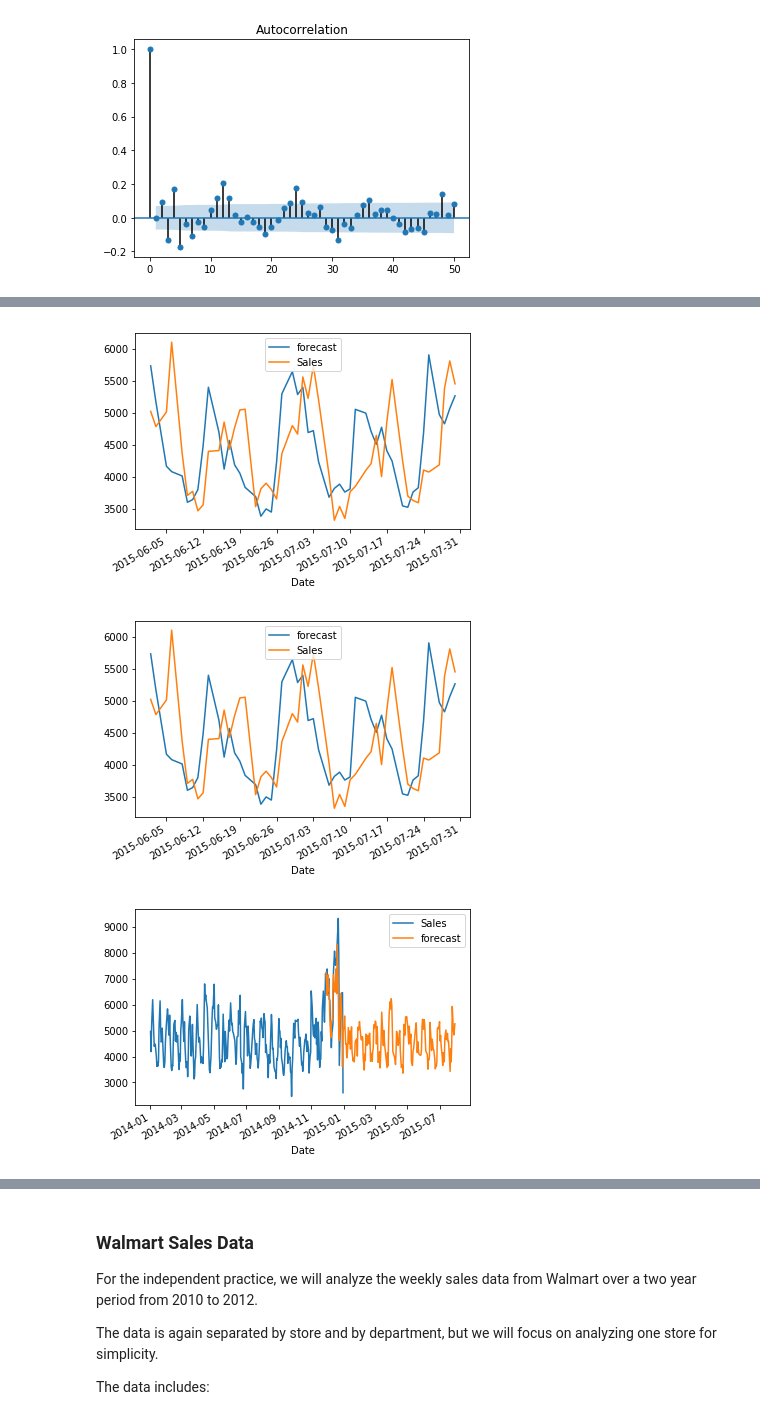
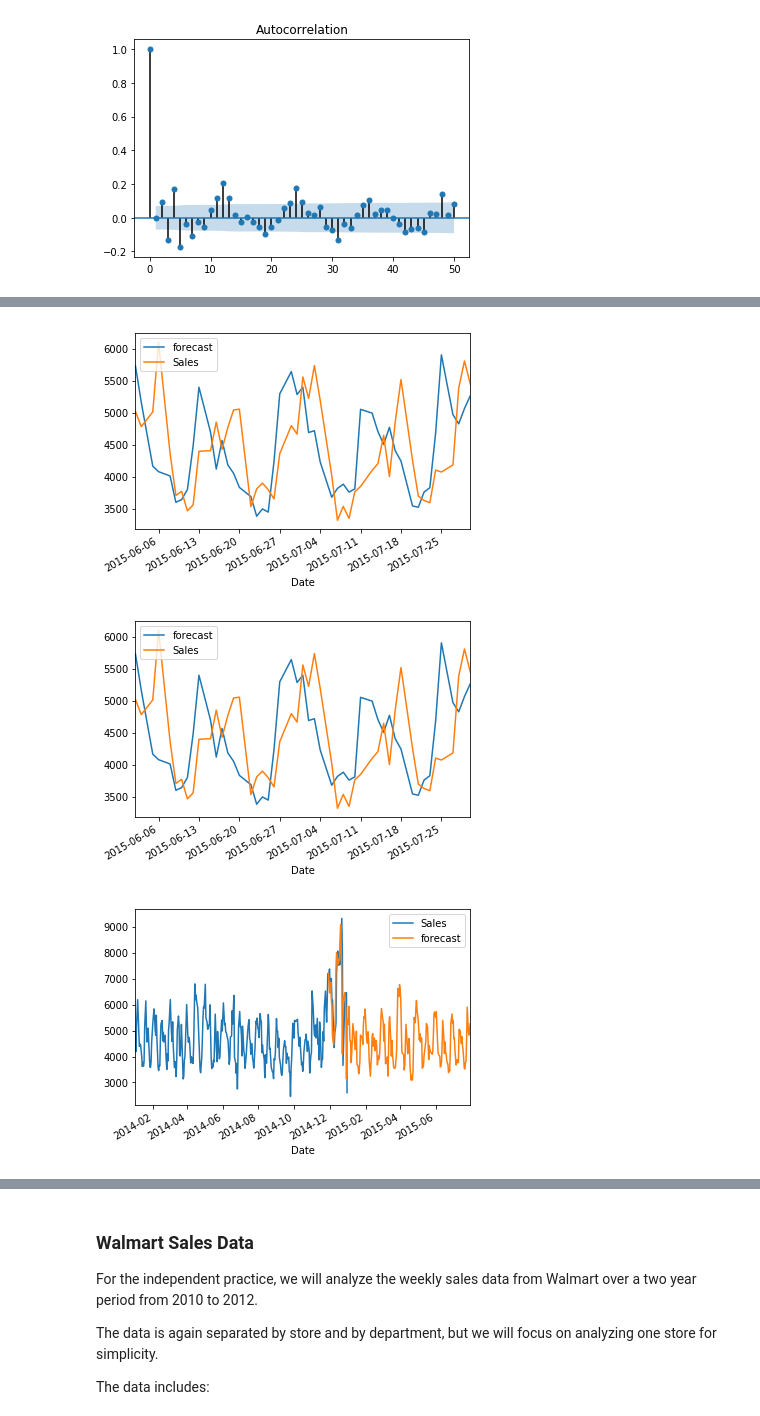
Before and after one commit to leahgaeta/Leah-Gaeta-GA-Data-Science, a Jupyter notebook: lessons/lesson-16/code/starter-code/starter-code-16.ipynb, the cells around one changed output, grey strips where cells are left out. Cells and saved outputs as stored; diff of their text form; code cells hidden in the pictures.

```diff
--- a/lessons/lesson-16/code/starter-code/starter-code-16.ipynb
+++ b/lessons/lesson-16/code/starter-code/starter-code-16.ipynb
@@ -63,0 +64,6 @@ Build and AR(1) model. Notice that the coefficient is not the same as the autoco
+# %%
+from statsmodels.tsa.arima_model import ARMA
+
+store1_sales_data = store1_open_data[['Sales']].astype(float)
+other_model = ARMA(store1_sales_data, (2,0)).fit() #2 for autoregressive, 0 for no moving average
+other_model.summary()
@@ -104,6 +153,4 @@ plot_acf(model.resid, lags=50)
 # %%
-from statsmodels.tsa.arima_model import ARIMA
-
-model = ARIMA(store1_sales_data, (1, 0, 1)).fit()
-model.summary()
+other_arima_model = ARIMA(store1_sales_data, (1, 1, 0)).fit()
+other_arima_model.summary()
 # %% [output]
@@ -148,12 +175,12 @@ store1_sales_data.Sales.diff(1).autocorr(1)
 # %%
-model.plot_predict(1, 50)
+other_arima_model.plot_predict(1, 50)
 # %% [output]
-[figure, old version]
+[figure, new version]
-[figure, old version]
+[figure, new version]
 # %%
 import matplotlib.pyplot as plt
 fig, ax = plt.subplots()
 ax = store1_sales_data['2014'].plot(ax=ax)
-fig = model.plot_predict(1, 200, ax=ax, plot_insample=False)
+fig = other_arima_model.plot_predict(1, 200, ax=ax, plot_insample=False)
 # %% [output]
-[figure, old version]
+[figure, new version]
```
Also changed, not shown: parts of 21 cells of this notebook, 1 other file.
